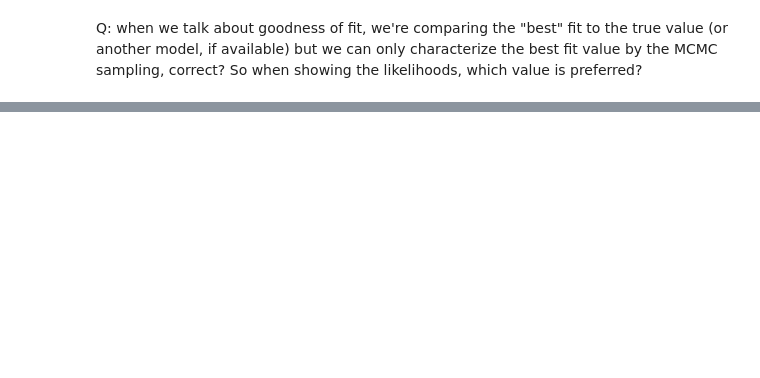
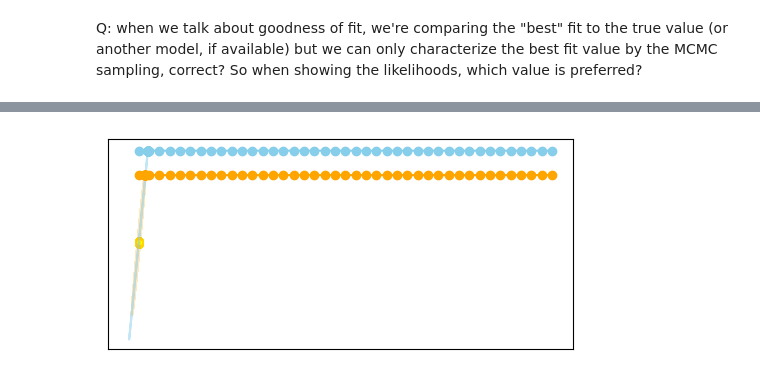
Before and after one commit to bmlindor/ttv_ss, a Jupyter notebook: plots.ipynb, the cells around one changed output, grey strips where cells are left out. Saved outputs shown, nothing was run; the diff lists cells and outputs as text; code cells hidden in the pictures; blank space fills up the shorter version.

```diff
--- a/plots.ipynb
+++ b/plots.ipynb
@@ -205,2 +249,5 @@ plot_ttvs(f)
 # %%
 include("plot_orbits.jl")
+plot_orbits(2,false)
+# %% [output]
+[figure, added]
```
Also changed, not shown: parts of 17 cells of this notebook, 14 other files.
